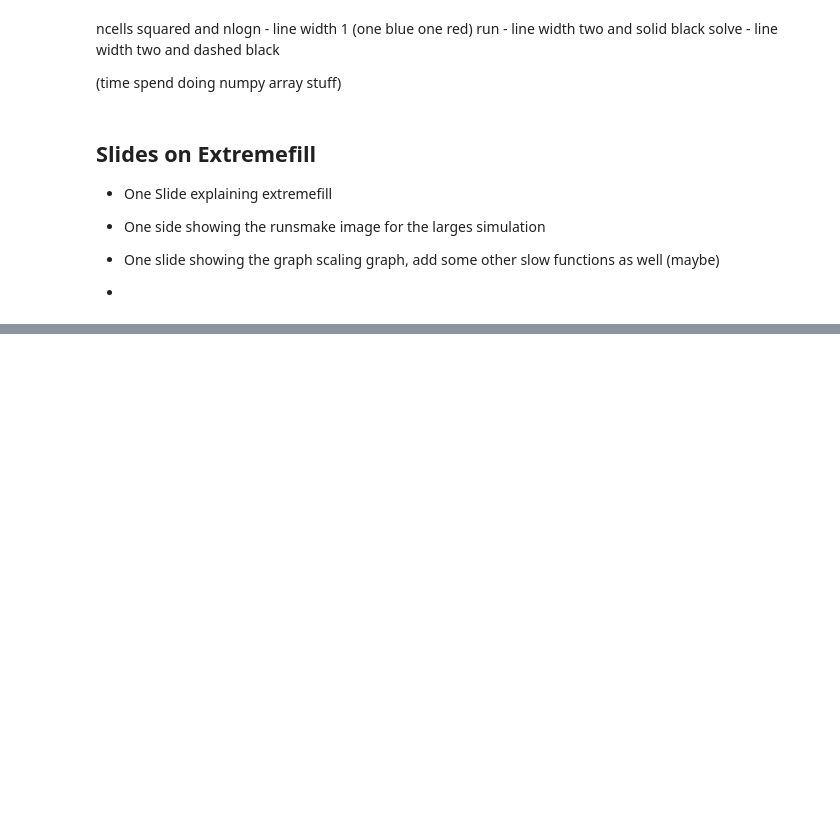
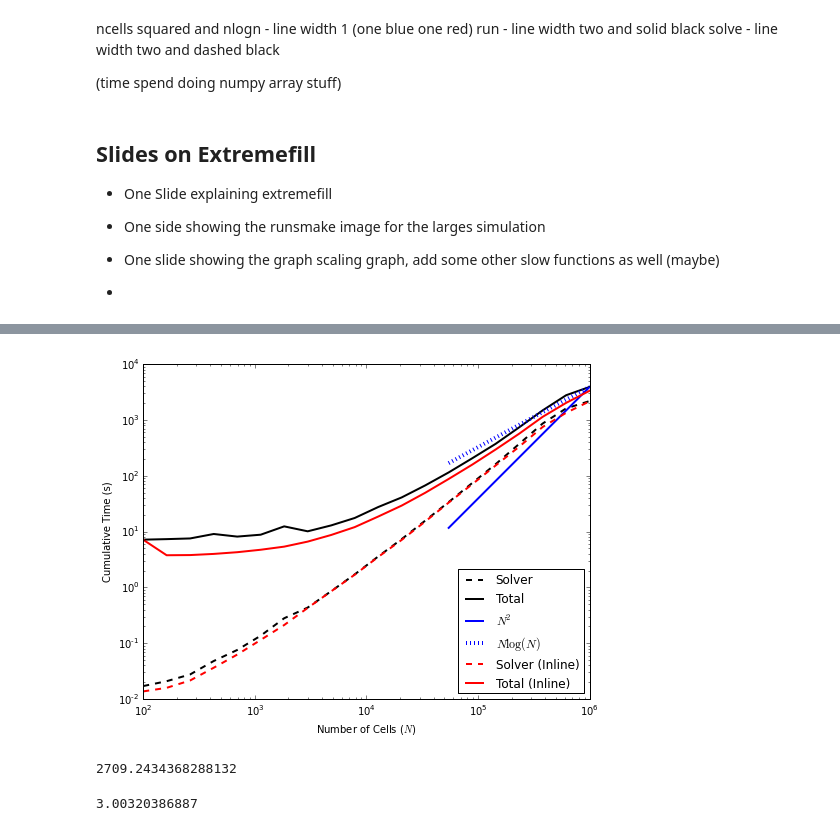
Before and after one commit to dmurali1/SURF2013, a Jupyter notebook: extremefill.ipynb, the cells around one changed output, grey strips where cells are left out. Saved outputs shown, nothing was run; the diff lists cells and outputs as text; code cells hidden in the pictures; blank space fills up the shorter version.

```diff
--- a/extremefill.ipynb
+++ b/extremefill.ipynb
@@ -301,0 +350,72 @@ solve - line width two and dashed black
+# %%
+from fipyprofile import FiPyProfile
+from profiling_functions import FiPyProfileTime
+from polyxtal import PolyxtalSimulation
+from polyxtal import PolyxtalSimulationGmsh
+import numpy as np
+from extremefill2D.simulation2D import Simulation2D
+from profiling_functions import ProfileViewer
+from fipy.solvers.pysparse.pysparseSolver import PysparseSolver
+
+class Simulation2DProfile(Simulation2D):
+    def _run(self, ncell):
+        self.run(totalSteps=10,
+                 Nx=int(np.sqrt(ncell * 7.34)),
+                 CFL=0.1,
+                 sweeps=4,
+                 tol=1e-10,
+                 areaRatio=2 * 0.093,
+                 solver_tol=1e-6,
+                 dtMax=1.,
+                 totalTime=5000.,
+                 PRINT=False,
+                 dt=0.01)
+
+ncells = np.array(np.logspace(2, 6, 20), dtype=int)
+sim2D = Simulation2DProfile()
+profilers = [FiPyProfileTime(sim2D._run, ncell, regenerate=False, funcString='extremefill4-large-') for ncell in ncells]
+profilersinline = [FiPyProfileTime(sim2D._run, ncell, regenerate=False, funcString='extremefill5-large-inline-') for ncell in ncells]
+runkey = profilers[0].get_key_from_function_pointer(sim2D.run)
+timestepperkey = profilers[0].get_key_from_function_pointer(sim2D.timestepper)
+solvekey = profilers[0].get_key_from_function_pointer(PysparseSolver._solve_)
+keys = [solvekey, runkey]
+viewer = ProfileViewer()
+field = "cumulative"
+viewer.plot(profilers,
+            keys,
+            linetypes=('k--', 'k', 'k:'),
+            field=field,
+            labels=['Solver', 'Total', 'Time Stepper'],
+            ylabel=r'Cumulative Time (s)')
+
+
+
+prof = profilersinline[0]
+index = prof.getIndex(field)
+solvekey = prof.get_key_from_function_pointer(PysparseSolver._solve_)
+times = [p.get_time_for_function(solvekey, index) for p in profilersinline]
+plt.loglog(ncells, times, 'r--', label = 'Solver (Inline)', lw=2)
+
+#prof = profilersinline[0]
+index = prof.getIndex(field)
+runkey = prof.get_key_from_function_pointer(sim2D.run)
+times = [p.get_time_for_function(runkey, index) for p in profilersinline]
+plt.loglog(ncells, times, 'r', label = 'Total (Inline)', lw=2)
+
+
+viewer.show()
+# %% [output]
+[figure, added]
+# %%
+
+
+np.sqrt(10**6 * 7.34)
+# %% [output]
+2709.2434368288132
+# %%
+import time
+t0=time.time()
+time.sleep(3)
+print time.time() - t0
+# %% [output]
+3.00320386887
```
Also changed, not shown: parts of 2 cells of this notebook, 4 other files.
